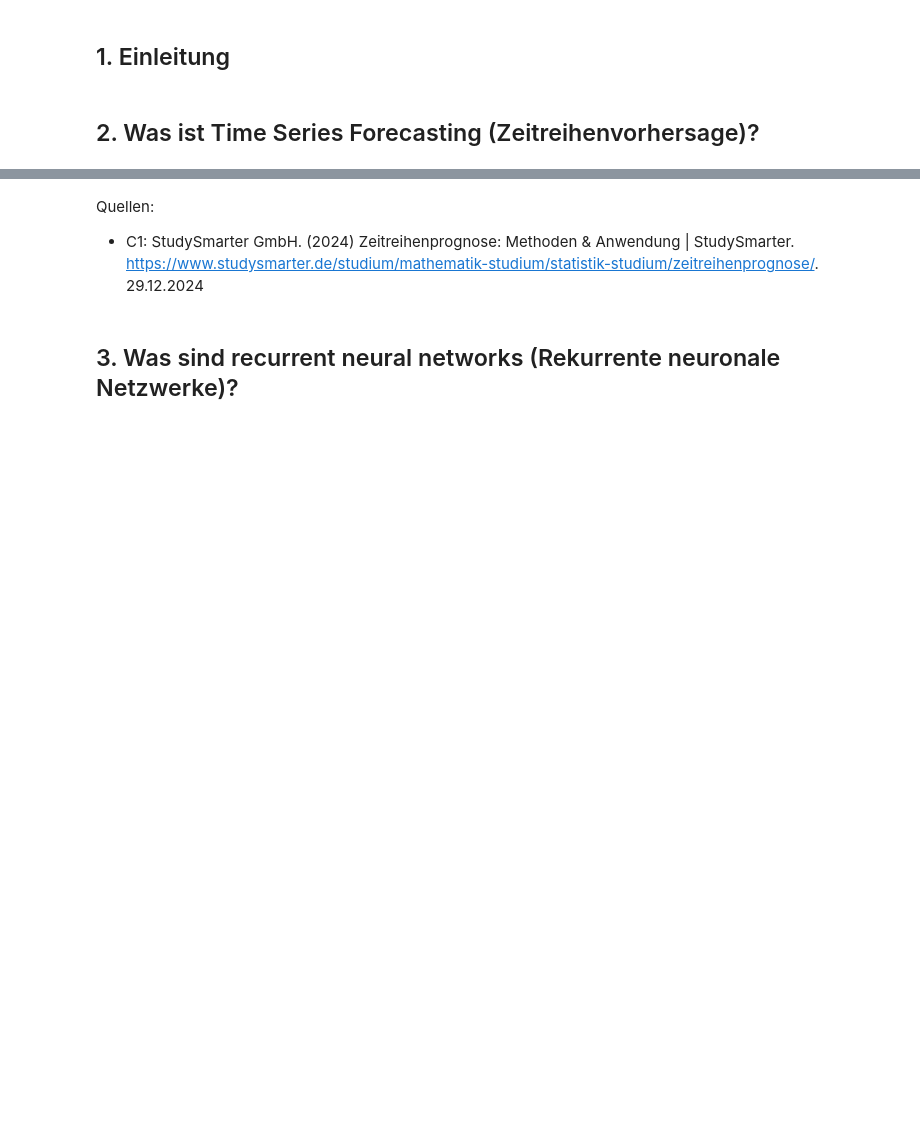
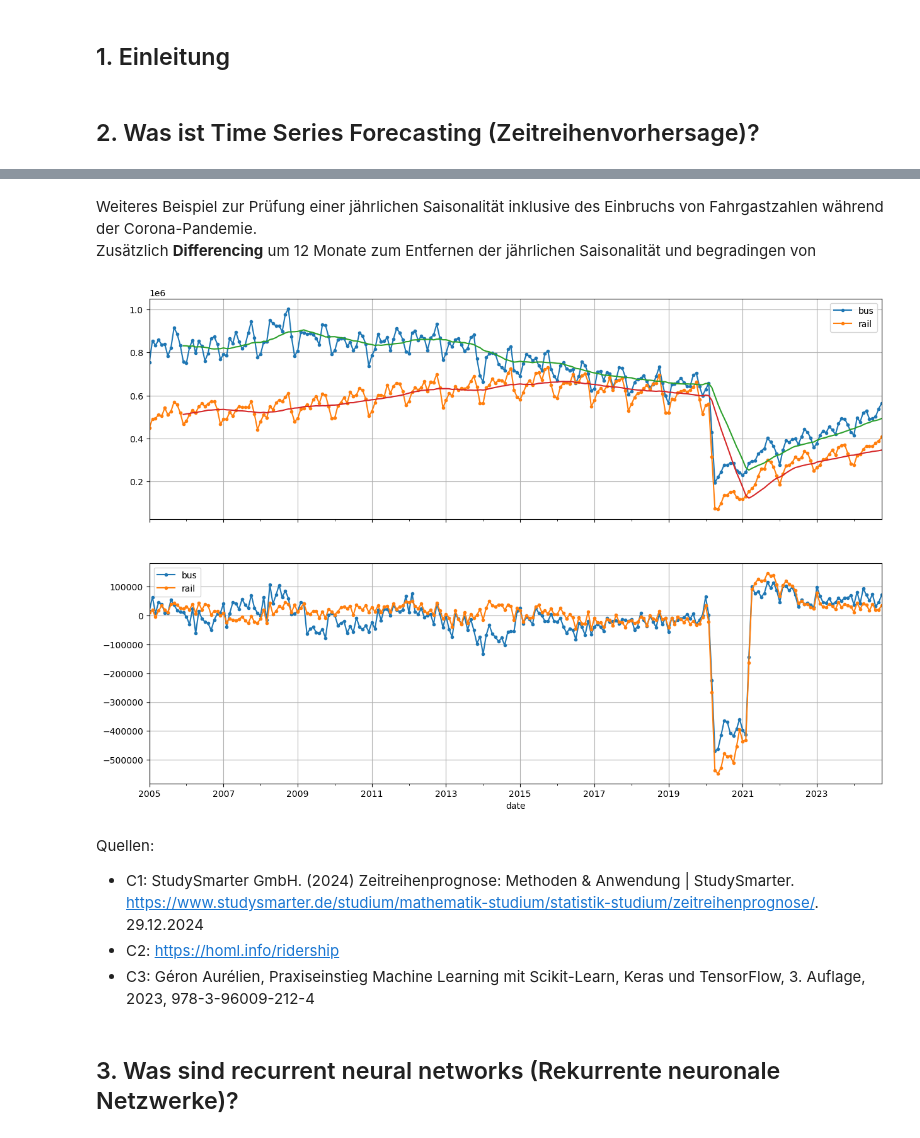
Before and after one commit to TTomczek/DL-Time-Series-Forecasting-With-RNNs, a Jupyter notebook: ausarbeitung.ipynb, the cells around one changed output, grey strips where cells are left out. Saved outputs shown, nothing was run; the diff lists cells and outputs as text; code cells hidden in the pictures; blank space fills up the shorter version.

```diff
--- a/ausarbeitung.ipynb
+++ b/ausarbeitung.ipynb
@@ -38,6 +111,26 @@ Grafisches Beispiel einer Anomalieerkennung:<br>
+# %% [markdown]
+Weiteres Beispiel zur Prüfung einer jährlichen Saisonalität inklusive des Einbruchs von Fahrgastzahlen während der Corona-Pandemie.<br>
+Zusätzlich **Differencing** um 12 Monate zum Entfernen der jährlichen Saisonalität und begradingen von
+# %%
+period = slice("2005", "2024")
+df_temp = df.drop("day_type", axis=1)
+df_monthly = df_temp.resample('M').mean() #Mittelwert für jeden Monat
+rolling_average_12_months = df_monthly[period].rolling(window=12).mean()
+
+fig, axs = plt.subplots(2,1,sharex=True, figsize=(15,10))
+df_monthly[period].plot(ax=axs[0], marker=".")
+rolling_average_12_months.plot(ax=axs[0], grid=True, legend=False)
+#plt.show()
+
+df_monthly.diff(12)[period].plot(ax=axs[1], grid=True, marker=".")
+plt.show()
+# %% [output]
+[figure, added]
 # %% [markdown]
 Quellen:
 * C1: StudySmarter GmbH. (2024) Zeitreihenprognose: Methoden & Anwendung | StudySmarter. https://www.studysmarter.de/studium/mathematik-studium/statistik-studium/zeitreihenprognose/. 29.12.2024
+* C2: https://homl.info/ridership
+* C3: Géron Aurélien, Praxiseinstieg Machine Learning mit Scikit-Learn, Keras und TensorFlow, 3. Auflage, 2023, 978-3-96009-212-4
 # %% [markdown]
 ## 3. Was sind recurrent neural networks (Rekurrente neuronale Netzwerke)?
 # %% [markdown]
```
Also changed, not shown: parts of 10 cells of this notebook.
